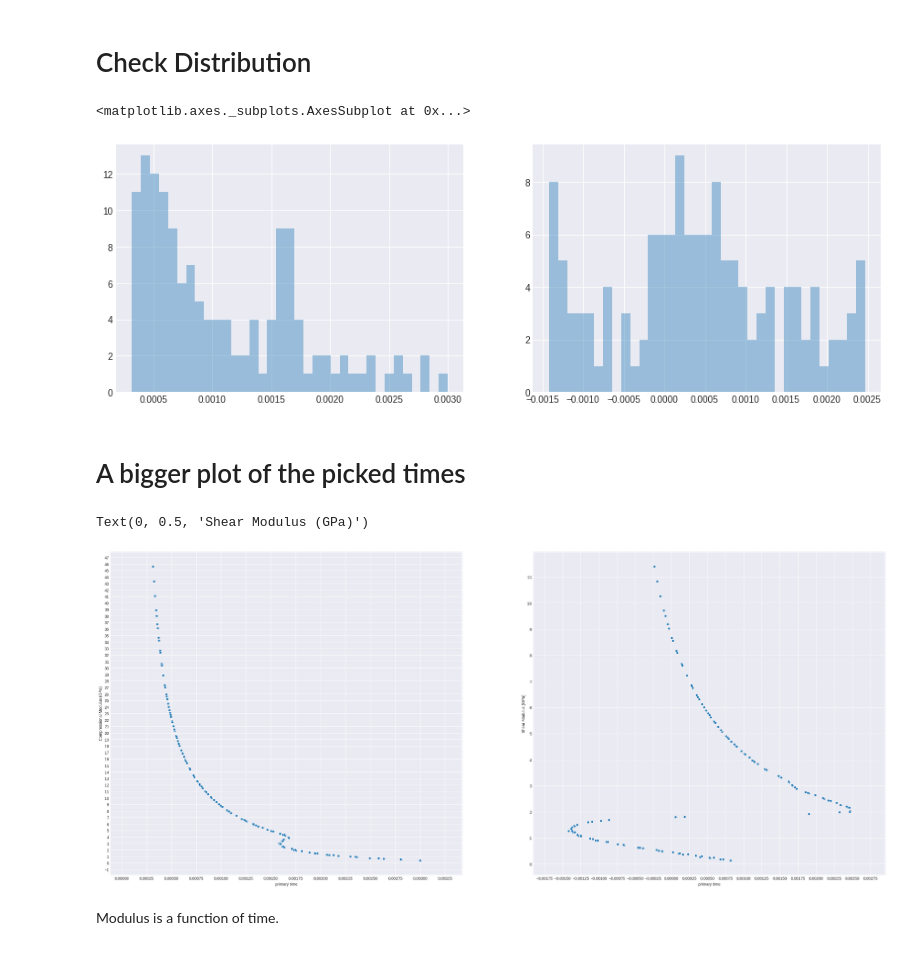
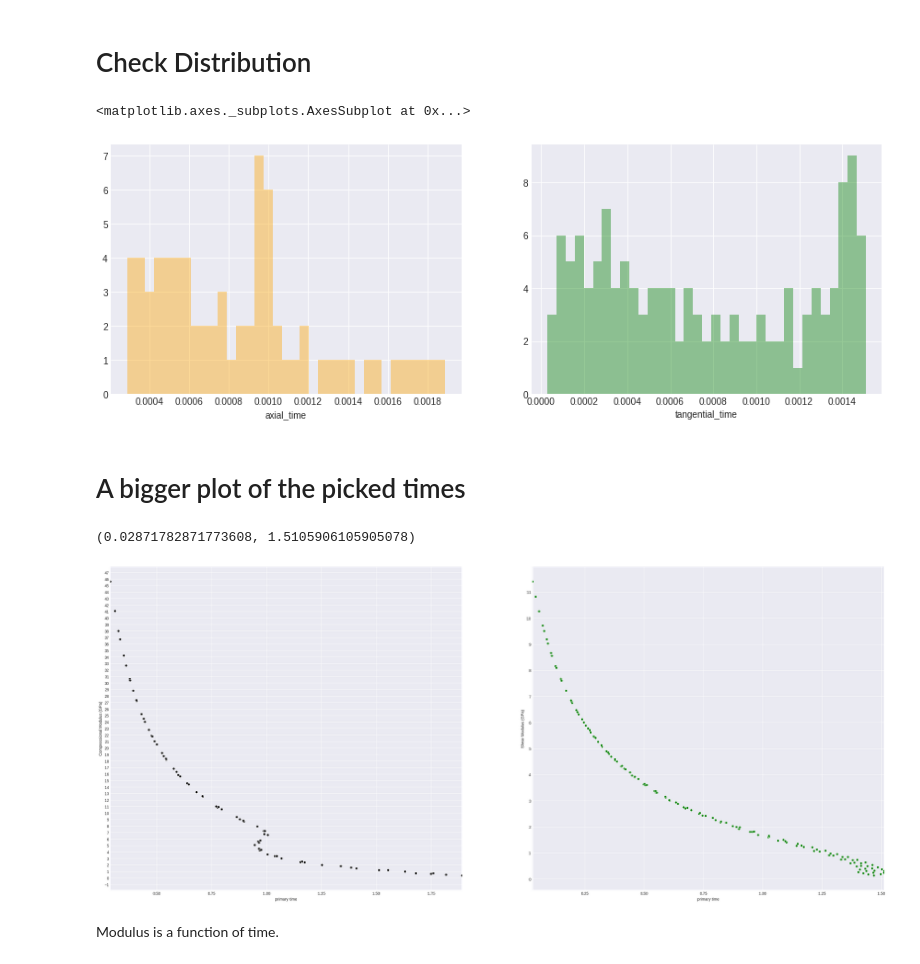
Before and after one commit to navaneethakumar-balasubramanian/rhino_theory, a Jupyter notebook: notebooks/Modeling.ipynb, the cells around one changed output. Cells and saved outputs as stored; diff of their text form; code cells hidden in the pictures.

```diff
--- a/notebooks/Modeling.ipynb
+++ b/notebooks/Modeling.ipynb
@@ -64,6 +64,8 @@ def feature_extractor(wavelet, time,
     try:
         extracted_features['center_to_left_ratio'] = extracted_features['center']['amplitude'] / extracted_features['left']['amplitude']
         extracted_features['right_to_left_ratio'] = extracted_features['right']['amplitude'] / extracted_features['left']['amplitude']
+        extracted_features['left_to_center_delay'] = extracted_features['left']['delay'] / extracted_features['center']['delay']
+        extracted_features['center_to_right_delay'] = extracted_features['center']['delay'] / extracted_features['right']['delay']
     except:
         pass
     return extracted_features
@@ -133,25 +138,19 @@ for a, r in tqdm(product(ALPHA_OR_BETA_RANGE, RHO_RANGE), total=len(list(product
     theoretical = TheoreticalWavelet(pipe, rock, component=COMPONENT, nyquist=5000, filterby=BANDPASS_FILTER)
     time = theoretical.get_time_range_for_window(WINDOW)/1000
 
-    w = getattr(theoretical, 'primary_in_time_domain')(window=None, filtered=False, skip_derivative=True)
+    w = getattr(theoretical, 'primary_in_time_domain')(window=None, filtered=False)
     if COMPONENT == 'axial':
-        w += theoretical.pegleg_effect(delay_in_ms=DELAY_BITSUB_AXIAL, RC=RC_AXIAL, window=None,)
+        w += theoretical.pegleg_rocksteel(delay_in_ms=DELAY_BITSUB_AXIAL, RC=RC_AXIAL, window=None,)
     else:
-        w += theoretical.pegleg_effect(delay_in_ms=DELAY_BITSUB_TANGENTIAL, RC=RC_TANGENTIAL, window=None,
-                                       skip_primary_derivative=False,
-                                       skip_reflected_derivative=False,
-                                       second_derivative_on_reflected=True)
-
-#         w = np.gradient(w, theoretical.sampling_interval)
-#         w = np.gradient(w, theoretical.sampling_interval)
+        w += theoretical.pegleg_rocksteel(delay_in_ms=DELAY_BITSUB_TANGENTIAL, RC=RC_TANGENTIAL, window=None)
 
     w = signal.filtfilt(theoretical.fir_taps, 1, w)
     wavelet_full = theoretical.get_window_from_center(WINDOW, w)
 
     if COMPONENT == 'axial':
-        extracted_features = feature_extractor(wavelet_full, time, **AXIAL_FEATURE_EXTRACTOR)
+        extracted_features = feature_extractor(wavelet_full, time, **AXIAL_FEATURE_EXTRACTOR, upsample_to=UPSAMPLE_TO)
     else:
-        extracted_features = feature_extractor(wavelet_full, time, **TANGENTIAL_FEATURE_EXTRACTOR)
+        extracted_features = feature_extractor(wavelet_full, time, **TANGENTIAL_FEATURE_EXTRACTOR, upsample_to=UPSAMPLE_TO)
 
     ax.plot(time, wavelet_full, color=cmap((mod-min_mod)/max_mod), zorder=5, label='rho: {:.2f}, velocity: {:.2f}, modulus: {:.2f}'.format(r, a, mod))
     ax.scatter(extracted_features['center']['delay'], extracted_features['center']['amplitude'], s=20, c='k', zorder=10)
@@ -166,10 +165,13 @@ if COMPONENT == 'axial':
     ax.vlines(AXIAL_FEATURE_EXTRACTOR['center_window'], w.min(), w.max())
     ax.vlines(AXIAL_FEATURE_EXTRACTOR['left_window'], w.min(), w.max())
     ax.vlines(AXIAL_FEATURE_EXTRACTOR['right_window'], w.min(), w.max())
+    ax.set_title('component: {}  -  bandpass: {}  -  RC: {}  -  delay: {}'.format(COMPONENT, BANDPASS_FILTER, round(RC_AXIAL, 3), round(DELAY_BITSUB_AXIAL, 3)))
+
 else:
     ax.vlines(TANGENTIAL_FEATURE_EXTRACTOR['center_window'], w.min(), w.max())
     ax.vlines(TANGENTIAL_FEATURE_EXTRACTOR['left_window'], w.min(), w.max())
     ax.vlines(TANGENTIAL_FEATURE_EXTRACTOR['right_window'], w.min(), w.max())
+    ax.set_title('component: {}  -  bandpass: {}  -  RC: {}  -  delay: {}'.format(COMPONENT, BANDPASS_FILTER, round(RC_TANGENTIAL, 3), round(DELAY_BITSUB_TANGENTIAL, 3)))
 
 
 ax.xaxis.set_major_locator(ticker.MultipleLocator(0.001))
@@ -228,7 +231,6 @@ CONTACT_FACTOR_TANGENTIAL = 1
 alpha_range = np.arange(*ROCK_ALPHA_RANGE)
 RHO_RANGE = np.arange(*ROCK_RHO_RANGE)
 
-window = 310
 axial_delays = []
 axial_modulus = []
 axial_right_to_left_ratio = []
@@ -243,15 +245,13 @@ for a, r in tqdm(product(alpha_range, RHO_RANGE), total=len(list(product(alpha_r
     theoretical = TheoreticalWavelet(pipe, rock, component='axial', nyquist=5000, filterby=BANDPASS_FILTER)
     time = theoretical.get_time_range_for_window(WINDOW)/1000
 
-    w = getattr(theoretical, 'primary_in_time_domain')(window=None, filtered=False, skip_derivative=True)
-    w += theoretical.pegleg_effect(delay_in_ms=DELAY_BITSUB_AXIAL, RC=RC_AXIAL, window=None, skip_primary_derivative=True,
-                                    skip_reflected_derivative=True,
-                                    second_derivative_on_reflected=True)
+    w = getattr(theoretical, 'primary_in_time_domain')(window=None, filtered=False)
+    w += theoretical.pegleg_rocksteel(delay_in_ms=DELAY_BITSUB_AXIAL, RC=RC_AXIAL, window=None)
     axial_to_pipeline = w.copy()
     w = signal.filtfilt(theoretical.fir_taps, 1, w)
     w = theoretical.get_window_from_center(WINDOW, w)
 
-    extracted_features = feature_extractor(w, time, **AXIAL_FEATURE_EXTRACTOR)
+    extracted_features = feature_extractor(w, time, **AXIAL_FEATURE_EXTRACTOR, upsample_to=UPSAMPLE_TO)
     delay = extracted_features['center']['delay']
     amplitude = extracted_features['center']['amplitude']
     right_to_left_ratio = extracted_features['right_to_left_ratio']
@@ -304,7 +304,6 @@ Text(0.5, 1.0, 'CENTER/LHS vs Modulus')
 beta_range = np.arange(*ROCK_BETA_RANGE)
 RHO_RANGE = np.arange(*ROCK_RHO_RANGE)
 
-window = 310
 tangential_delays = []
 tangential_modulus = []
 tangential_right_to_left_ratio = []
@@ -319,18 +318,15 @@ for b, r in tqdm(product(beta_range, RHO_RANGE), total=len(list(product(beta_ran
     theoretical = TheoreticalWavelet(pipe, rock, component='tangential', nyquist=5000, filterby=BANDPASS_FILTER)
     time = theoretical.get_time_range_for_window(WINDOW)/1000
 
-    w = getattr(theoretical, 'primary_in_time_domain')(window=None, filtered=False, skip_derivative=False)
+    w = getattr(theoretical, 'primary_in_time_domain')(window=None, filtered=False)
 
-    w += theoretical.pegleg_effect(delay_in_ms=DELAY_BITSUB_TANGENTIAL, RC=RC_TANGENTIAL, window=None,
-                               skip_primary_derivative=False,
-                                skip_reflected_derivative=False,
-                                second_derivative_on_reflected=True)
+    w += theoretical.pegleg_rocksteel(delay_in_ms=DELAY_BITSUB_TANGENTIAL, RC=RC_TANGENTIAL, window=None)
 #     w = np.gradient(w, theoretical.sampling_interval)
 
     w = signal.filtfilt(theoretical.fir_taps, 1, w)
     w = theoretical.get_window_from_center(WINDOW, w)
 
-    extracted_features = feature_extractor(w, time, **TANGENTIAL_FEATURE_EXTRACTOR)
+    extracted_features = feature_extractor(w, time, **TANGENTIAL_FEATURE_EXTRACTOR, upsample_to=UPSAMPLE_TO)
     delay = extracted_features['center']['delay']
     amplitude = extracted_features['center']['amplitude']
     right_to_left_ratio = extracted_features['right_to_left_ratio']
@@ -379,11 +375,11 @@ Text(0.5, 1.0, 'CENTER/LHS vs Modulus')
 # %%
 fig, (ax1,ax2) = plt.subplots(1, 2, figsize=(15,5))
 
-sns.distplot(axial_delays, label='axial_time', ax=ax1, kde=False, bins=35)
-sns.distplot(tangential_delays, label='tangential_time', ax=ax2, kde=False, bins=35)
+sns.distplot(axial_delays, axlabel='axial_time', ax=ax1, kde=False, bins=35, color='orange')
+sns.distplot(tangential_delays, axlabel='tangential_time', ax=ax2, kde=False, bins=35, color='green')
 # %% [output]
 <matplotlib.axes._subplots.AxesSubplot at 0x...>
-[figure, old version]
+[figure, new version]
 # %% [markdown]
 # A bigger plot of the picked times
 # %%
@@ -391,11 +387,11 @@ import matplotlib.ticker as ticker
 
 
 fig, axes = plt.subplots(1, 2, figsize=(35,15), dpi=100, sharey=False)
-sns.scatterplot(axial_delays, axial_modulus, ax=axes[0])
-sns.scatterplot(tangential_delays, tangential_modulus, ax=axes[1])
+sns.scatterplot(axial_delays*1000, axial_modulus, ax=axes[0], color='k')
+sns.scatterplot(tangential_delays*1000, tangential_modulus, ax=axes[1], color='green')
 for ax in axes.ravel():
     ax.yaxis.set_major_locator(ticker.MultipleLocator(1))
-    ax.xaxis.set_major_locator(ticker.MultipleLocator(0.00025))
+    ax.xaxis.set_major_locator(ticker.MultipleLocator(0.00025*1000))
     ax.xaxis.set_major_formatter(ticker.ScalarFormatter())
 
 axes[0].set_xlabel('primary time')
@@ -405,11 +401,11 @@ axes[1].set_xlabel('primary time')
 axes[1].set_ylabel('Shear Modulus (GPa)')
 #     ax.set_ylim(0, MODULUS_RANGE[1])
 
-# axes[0].set_xlim(0.0005, 0.0012)
-# axes[1].set_xlim(-.002, -.0015)
+axes[0].set_xlim(axial_delays.min()*1000, axial_delays.max()*1000)
+axes[1].set_xlim(tangential_delays.min()*1000, tangential_delays.max()*1000)
 # %% [output]
-Text(0, 0.5, 'Shear Modulus (GPa)')
+(0.02871782871773608, 1.5105906105905078)
-[figure, old version]
+[figure, new version]
 # %% [markdown]
 Modulus is a function of time.
 # %% [markdown]
```
Also changed, not shown: parts of 17 cells of this notebook, 1 other file.
